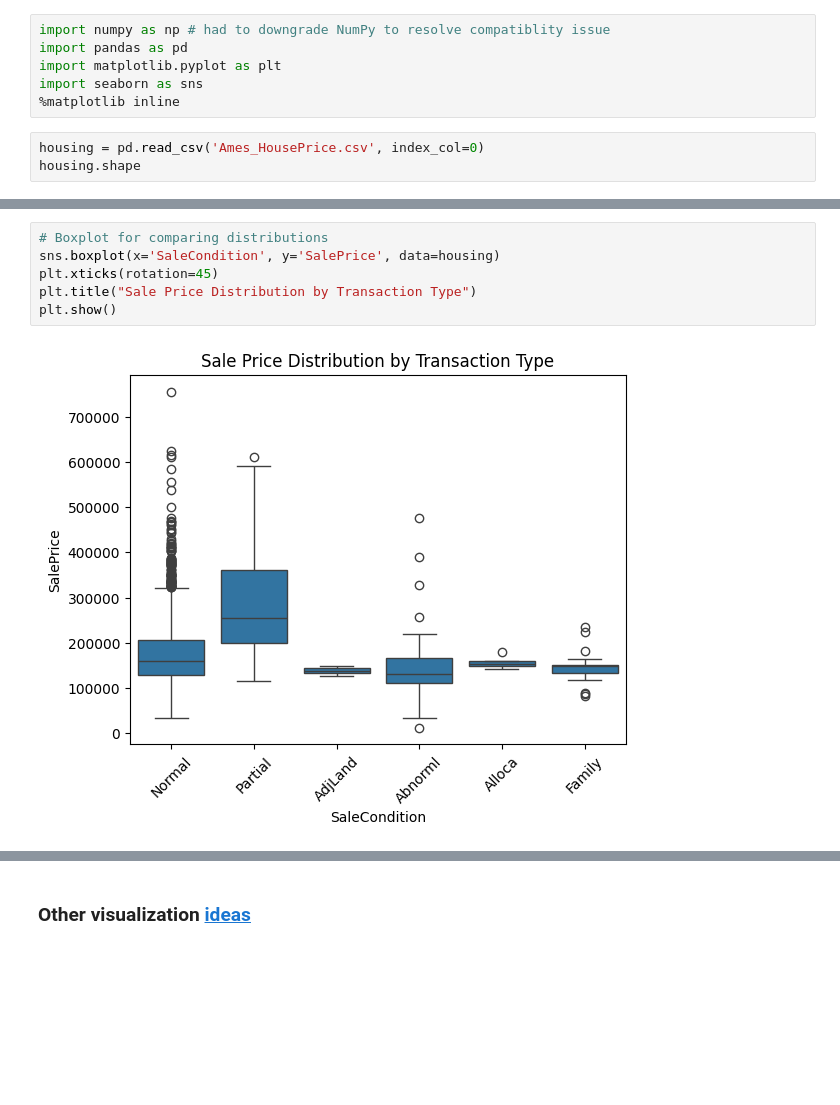
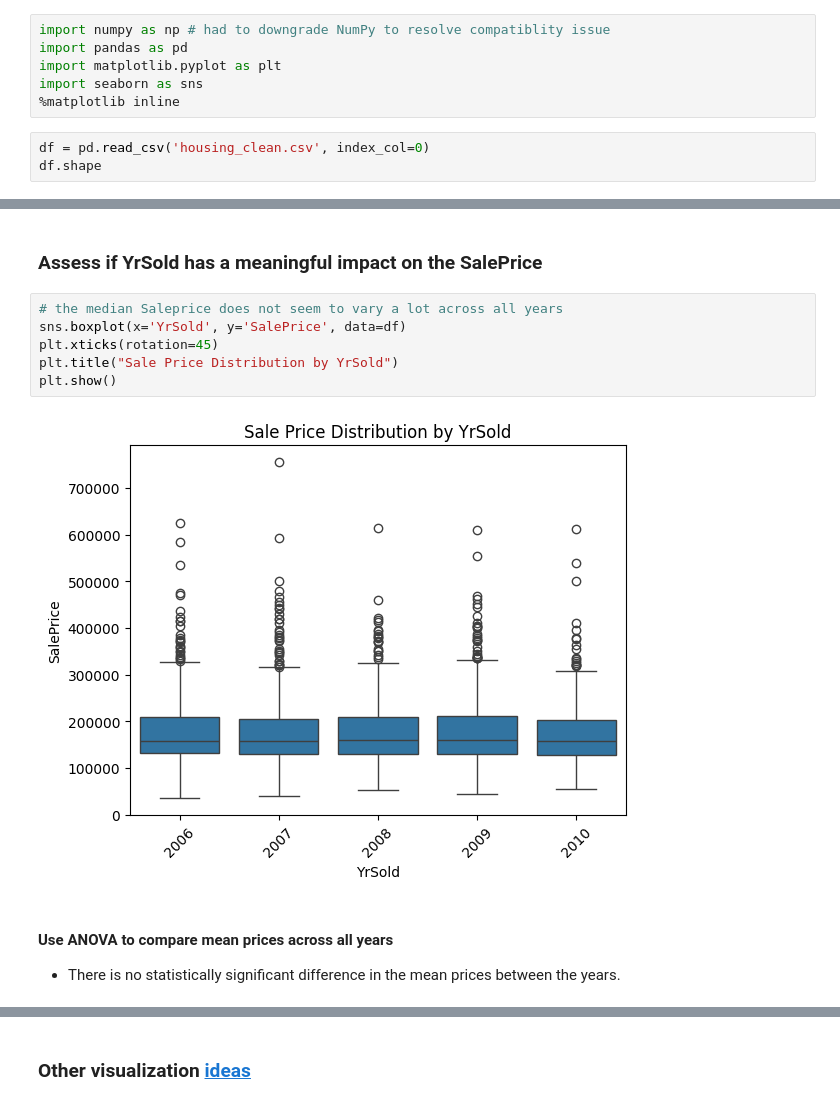
Before and after one commit to erinnyy/Ames_ML_Project, a Jupyter notebook: EDA.ipynb, the cells around one changed output, grey strips where cells are left out. Drawn from its saved outputs; the diff is of its cells as text; blank space fills up the shorter version.

```diff
--- a/EDA.ipynb
+++ b/EDA.ipynb
@@ -5,6 +5,6 @@ import matplotlib.pyplot as plt
 import seaborn as sns
 %matplotlib inline
 # %%
-housing = pd.read_csv('Ames_HousePrice.csv', index_col=0)
-housing.shape
+df = pd.read_csv('housing_clean.csv', index_col=0)
+df.shape
 # %% [output]
@@ -23,8 +57,13 @@ housing.groupby('SaleCondition')['SalePrice'].describe()
+# %% [markdown]
+### Assess if YrSold has a meaningful impact on the SalePrice
 # %%
-# Boxplot for comparing distributions
-sns.boxplot(x='SaleCondition', y='SalePrice', data=housing)
+# the median Saleprice does not seem to vary a lot across all years
+sns.boxplot(x='YrSold', y='SalePrice', data=df)
 plt.xticks(rotation=45)
-plt.title("Sale Price Distribution by Transaction Type")
+plt.title("Sale Price Distribution by YrSold")
 plt.show()
 # %% [output]
-[figure, old version]
+[figure, new version]
+# %% [markdown]
+#### Use ANOVA to compare mean prices across all years
+- There is no statistically significant difference in the mean prices between the years.
```
Also changed, not shown: parts of 30 cells of this notebook.
